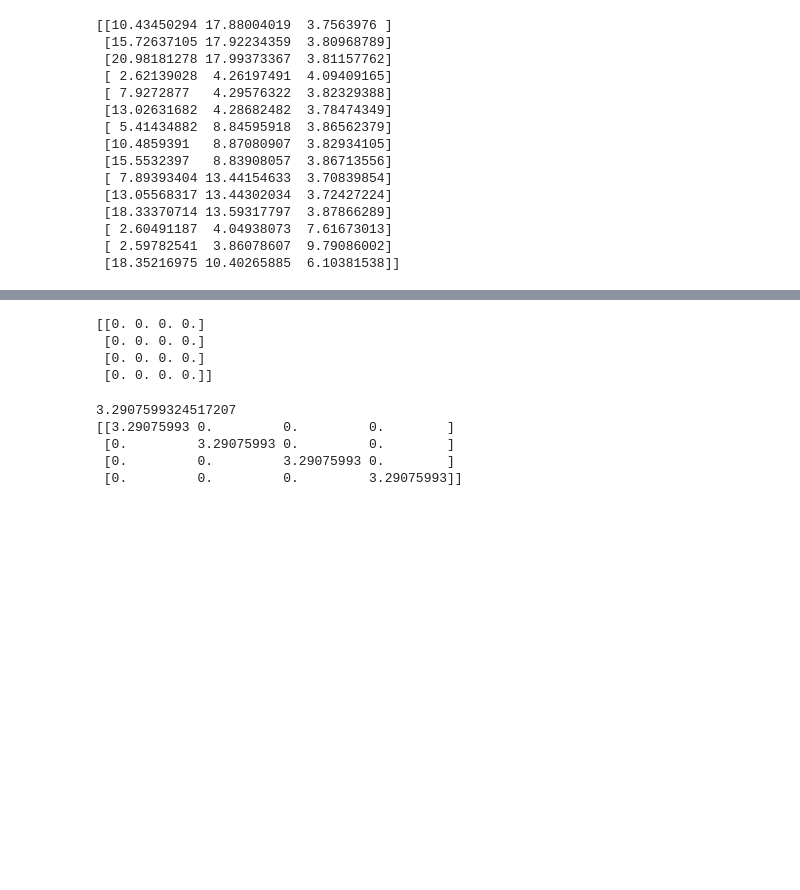
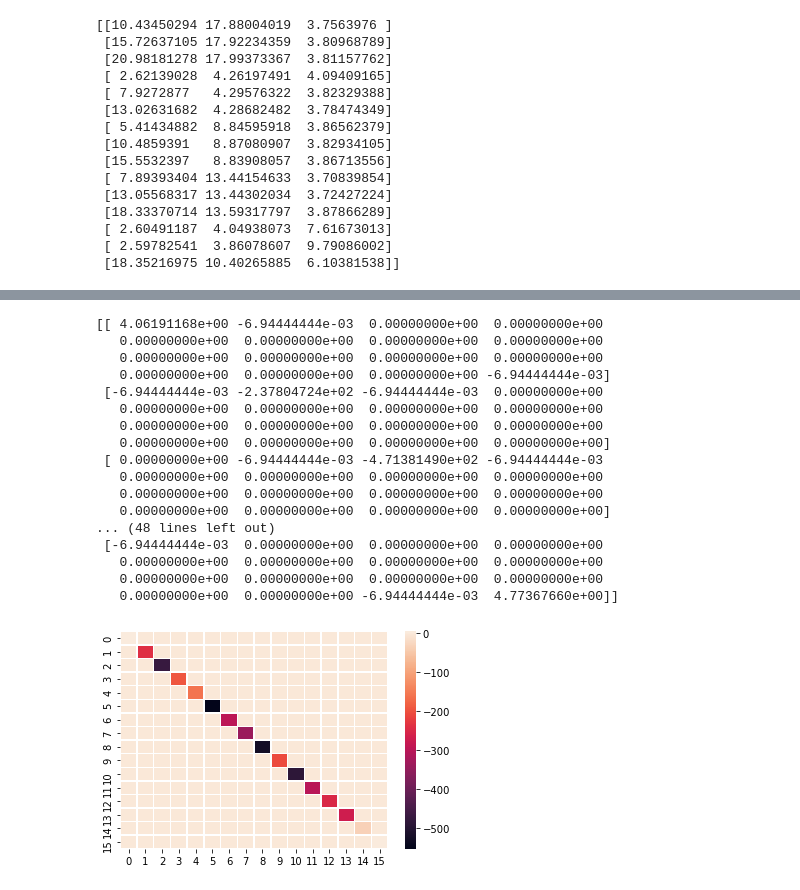
Before and after one commit to ericwalkwalke299/quantum_computing_materials_thermodynamics, a Jupyter notebook: CO_O_Ru_beta-planewave-x.ipynb, the cells around one changed output, grey strips where cells are left out. Cells and saved outputs as stored; diff of their text form; code cells hidden in the pictures; blank space fills up the shorter version.

```diff
--- a/CO_O_Ru_beta-planewave-x.ipynb
+++ b/CO_O_Ru_beta-planewave-x.ipynb
@@ -154,18 +229,24 @@ print(E_kin_oper)
 # %%
-#fig = sns.heatmap(E_kin_oper, linewidth=0.5)
-#plt.savefig('CO2_Ru_E_kin.png',dpi=300)
+H_oper = V_ext_oper + E_kin_oper + V_e_e_oper + V_nuc_oper
+fig = sns.heatmap(H_oper, linewidth=0.5)
+plt.savefig('CO_O_Ru_Hamiltonian.png',dpi=300)
+print(H_oper)
+# %% [output]
+[[ 4.06191168e+00 -6.94444444e-03  0.00000000e+00  0.00000000e+00
+   0.00000000e+00  0.00000000e+00  0.00000000e+00  0.00000000e+00
+   0.00000000e+00  0.00000000e+00  0.00000000e+00  0.00000000e+00
+   0.00000000e+00  0.00000000e+00  0.00000000e+00 -6.94444444e-03]
+ [-6.94444444e-03 -2.37804724e+02 -6.94444444e-03  0.00000000e+00
+   0.00000000e+00  0.00000000e+00  0.00000000e+00  0.00000000e+00
+   0.00000000e+00  0.00000000e+00  0.00000000e+00  0.00000000e+00
+   0.00000000e+00  0.00000000e+00  0.00000000e+00  0.00000000e+00]
+ [ 0.00000000e+00 -6.94444444e-03 -4.71381490e+02 -6.94444444e-03
+   0.00000000e+00  0.00000000e+00  0.00000000e+00  0.00000000e+00
+   0.00000000e+00  0.00000000e+00  0.00000000e+00  0.00000000e+00
+   0.00000000e+00  0.00000000e+00  0.00000000e+00  0.00000000e+00]
+... (48 lines left out)
+ [-6.94444444e-03  0.00000000e+00  0.00000000e+00  0.00000000e+00
+   0.00000000e+00  0.00000000e+00  0.00000000e+00  0.00000000e+00
+   0.00000000e+00  0.00000000e+00  0.00000000e+00  0.00000000e+00
+   0.00000000e+00  0.00000000e+00 -6.94444444e-03  4.77367660e+00]]
+[figure, added]
-# %%
-
-first_type = np.exp(-np.power(1/2*a1,2))
-second_type = np.exp(-(2*np.power(1/2*a1,2))) # Only valid with a cube.
-V_e_e_oper = np.array([[0, first_type, first_type, first_type],
-                      [first_type, 0, second_type, second_type],
-                      [first_type, second_type, 0, second_type],
-                      [first_type, second_type, second_type, 0]])
-V_e_e_oper = np.zeros((4,4))
-print(V_e_e_oper)
-# %% [output]
-[[0. 0. 0. 0.]
- [0. 0. 0. 0.]
- [0. 0. 0. 0.]
- [0. 0. 0. 0.]]
@@ -175,35 +252,0 @@ print(V_e_e_oper)
-# %%
-V_nuc_scalar = 0
-for k in range(len(CO_O_Ru_au)):
-    for l in range(len(CO_O_Ru_au)):
-        if k!=l:
-            distance = np.sqrt(np.sum(np.power(CO_O_Ru_au[k,:] - CO_O_Ru_au[l,:],2)))
-            element1 = CO_O_Ru[k,3]
-            if element1 == 'Ru':
-                charge1 = 44
-            elif element1 == 'C':
-                charge1 = 6
-            elif element1 == 'O':
-                charge1 = 8
-            else:
-                charge1 = 0.0
-            element2 = CO_O_Ru[l,3]
-            if element2 == 'Ru':
-                charge2 = 44
-            elif element2 == 'C':
-                charge2 = 6
-            elif element2 == 'O':
-                charge2 = 8
-            else:
-                charge2 = 0.0
-            pseudopotential = charge1*charge2*np.exp(-np.power(distance/(1),2))
-            V_nuc_scalar += charge*pseudopotential/2 #Divided by two because otherwise every pair interaction is counted twice
-print(V_nuc_scalar)
-V_nuc_oper = V_nuc_scalar*np.eye(4)
-print(V_nuc_oper)
-# %% [output]
-3.2907599324517207
-[[3.29075993 0.         0.         0.        ]
- [0.         3.29075993 0.         0.        ]
- [0.         0.         3.29075993 0.        ]
- [0.         0.         0.         3.29075993]]
```
Also changed, not shown: parts of 17 cells of this notebook, 6 other files.
